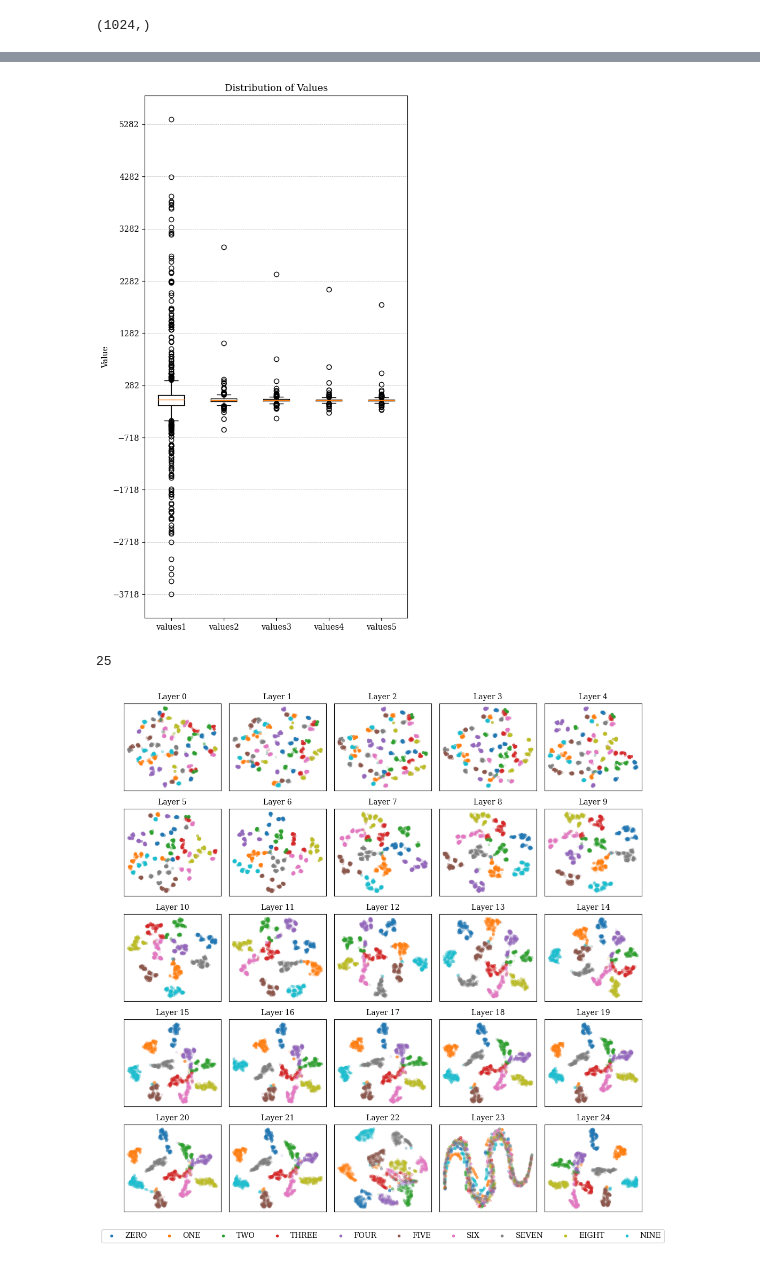
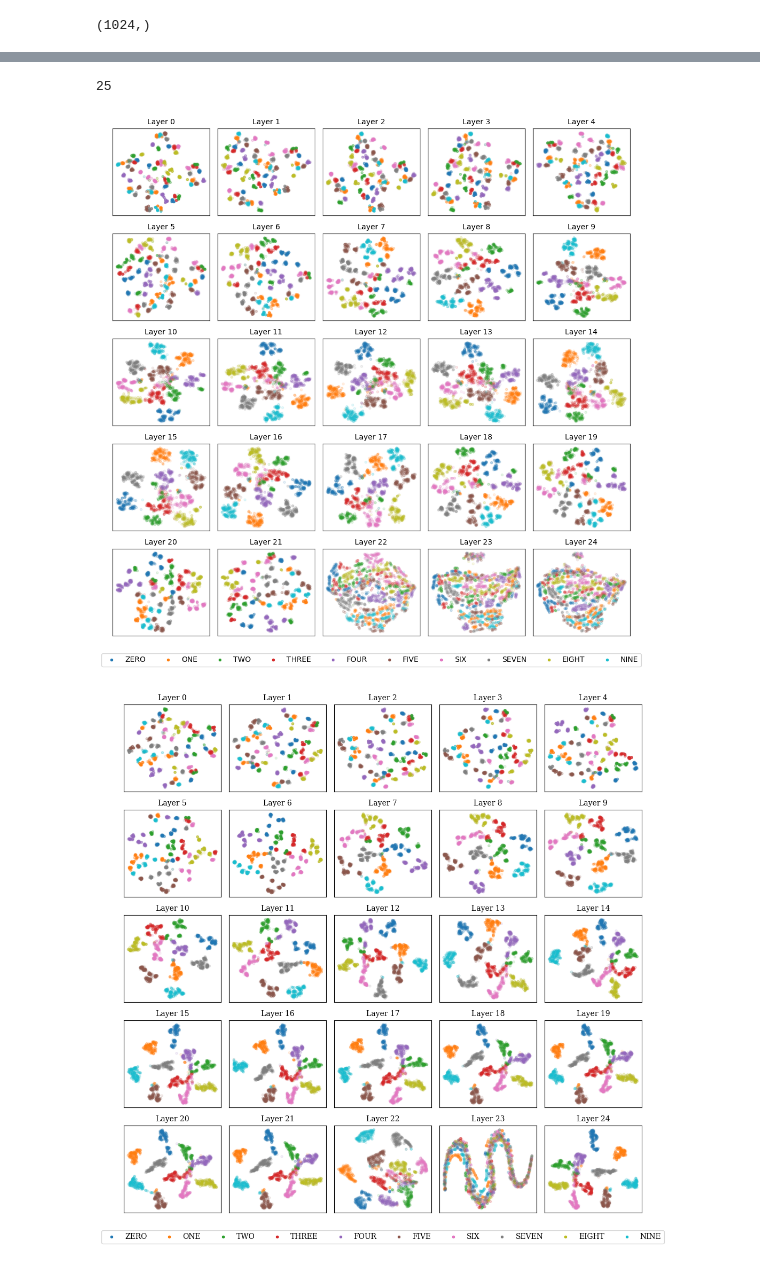
Before and after one commit to badrex/explore.speech.wav2vec2, a Jupyter notebook: visuallize_and_analyze_representations.ipynb, the cells around one changed output, grey strips where cells are left out. Drawn from its saved outputs; the diff is of its cells as text; code cells hidden in the pictures.

```diff
--- a/visuallize_and_analyze_representations.ipynb
+++ b/visuallize_and_analyze_representations.ipynb
@@ -21,6 +21,11 @@ file_path = "../wav2vec2_vectors/pt/layer_reprs_large_pooled_pt.pkl"
 
 with open(file_path, "rb") as file:
     layer_reprs = pickle.load(file)
+# %%
+file_path = "../wav2vec2_vectors/pt/layer_reprs_large_pooled_ft_s2t.pkl"
+
+with open(file_path, "rb") as file:
+    layer_reprs_ft_st2 = pickle.load(file)
 # %%
 import os
 
@@ -86,0 +96,14 @@ layer_reprs['0_george_44.wav'][0].shape
+# %%
+from sklearn.preprocessing import StandardScaler
+
+# Create an instance of StandardScaler
+scaler = StandardScaler()
+
+# Apply standardization to each vector in layer_reprs
+layer_reprs_scaled = defaultdict(list)
+
+num_layers = len(layer_reprs[list(layer_reprs.keys())[0]])
+
+for layer_index in range(0, num_layers):
+    for sample_ID in layer_reprs:
+        layer_reprs_scaled[sample_ID].append(scaler.fit_transform(layer_reprs[sample_ID][layer_index]))
@@ -109,11 +136,15 @@ def calculate_tsne_layer_representations(layer_reprs):
 
             #vec = [x if x < threshold  else 0 for x in vec]
             #vec = [x if x > -1*threshold  else 0 for x in thresholded_vec]
+
             layer_representations.append(vec)
             #layer_representations.append()
 
         # Convert the representations to a NumPy array
         layer_representations = np.array(layer_representations)
+
+        # Apply standardization to the layer representations
+        layer_representations = scaler.fit_transform(layer_representations)
 
         #print(layer_representations.shape)
 
@@ -147,38 +178,36 @@ plt.show()
 # %%
-import matplotlib.pyplot as plt
+# import matplotlib.pyplot as plt
 
-# Define the values
-values1 = layer_reprs[sample_ID][23]
-values2 = layer_reprs[sample_ID][22]
-values3 = layer_reprs[sample_ID][21]
-values4 = layer_reprs[sample_ID][20]
-values5 = layer_reprs[sample_ID][19]
+# # Define the values
+# values1 = layer_reprs[sample_ID][23]
+# values2 = layer_reprs[sample_ID][22]
+# values3 = layer_reprs[sample_ID][21]
+# values4 = layer_reprs[sample_ID][20]
+# values5 = layer_reprs[sample_ID][19]
 
-# Create a box plot
-fig, ax = plt.subplots(figsize=(6, 12))
-# Create a list of values
-_values = [values1, values2, values3, values4, values5]
+# # Create a box plot
+# fig, ax = plt.subplots(figsize=(6, 12))
+# # Create a list of values
+# _values = [values1, values2, values3, values4, values5]
 
-# Create a box plot
-plt.boxplot(_values)
+# # Create a box plot
+# plt.boxplot(_values)
 
-# Set the x-axis tick labels
-plt.xticks(range(1, len(_values) + 1), ['values1', 'values2', 'values3', 'values4', 'values5'])
+# # Set the x-axis tick labels
+# plt.xticks(range(1, len(_values) + 1), ['values1', 'values2', 'values3', 'values4', 'values5'])
 
-# Set the y-axis label
-plt.ylabel('Value')
-#plt.yscale('log')
-# Set the title of the plot
-plt.yticks(range(int(min(values1)), int(max(values1)), 1000))
-plt.title('Distribution of Values')
-plt.grid(axis='y', which='major', linestyle='--', linewidth=0.5)
+# # Set the y-axis label
+# plt.ylabel('Value')
+# #plt.yscale('log')
+# # Set the title of the plot
+# plt.yticks(range(int(min(values1)), int(max(values1)), 1000))
+# plt.title('Distribution of Values')
+# plt.grid(axis='y', which='major', linestyle='--', linewidth=0.5)
 
 
-#plt.grid()
-# Show the plot
-plt.show()
+# #plt.grid()
+# # Show the plot
+# plt.show()
-# %% [output]
-[figure, removed]
 # %%
 
 def plot_tsne(tsne_representation, labels, label2word, figsave_name):
@@ -249,6 +278,10 @@ tsne_layer_representations_large_pt = calculate_tsne_layer_representations(layer
 len(tsne_layer_representations_large_pt)
 # %% [output]
 25
+# %%
+plot_tsne(tsne_layer_representations_large_pt, labels, digit2word, 'w2v2_large_pt_scaled.png')
+# %% [output]
+[figure, added]
 # %%
 plot_tsne(tsne_layer_representations_large_pt, labels, digit2word, 'w2v2_large_ft_s2t.png')
 # %% [output]
```
Also changed, not shown: parts of 7 cells of this notebook, 7 other files.
